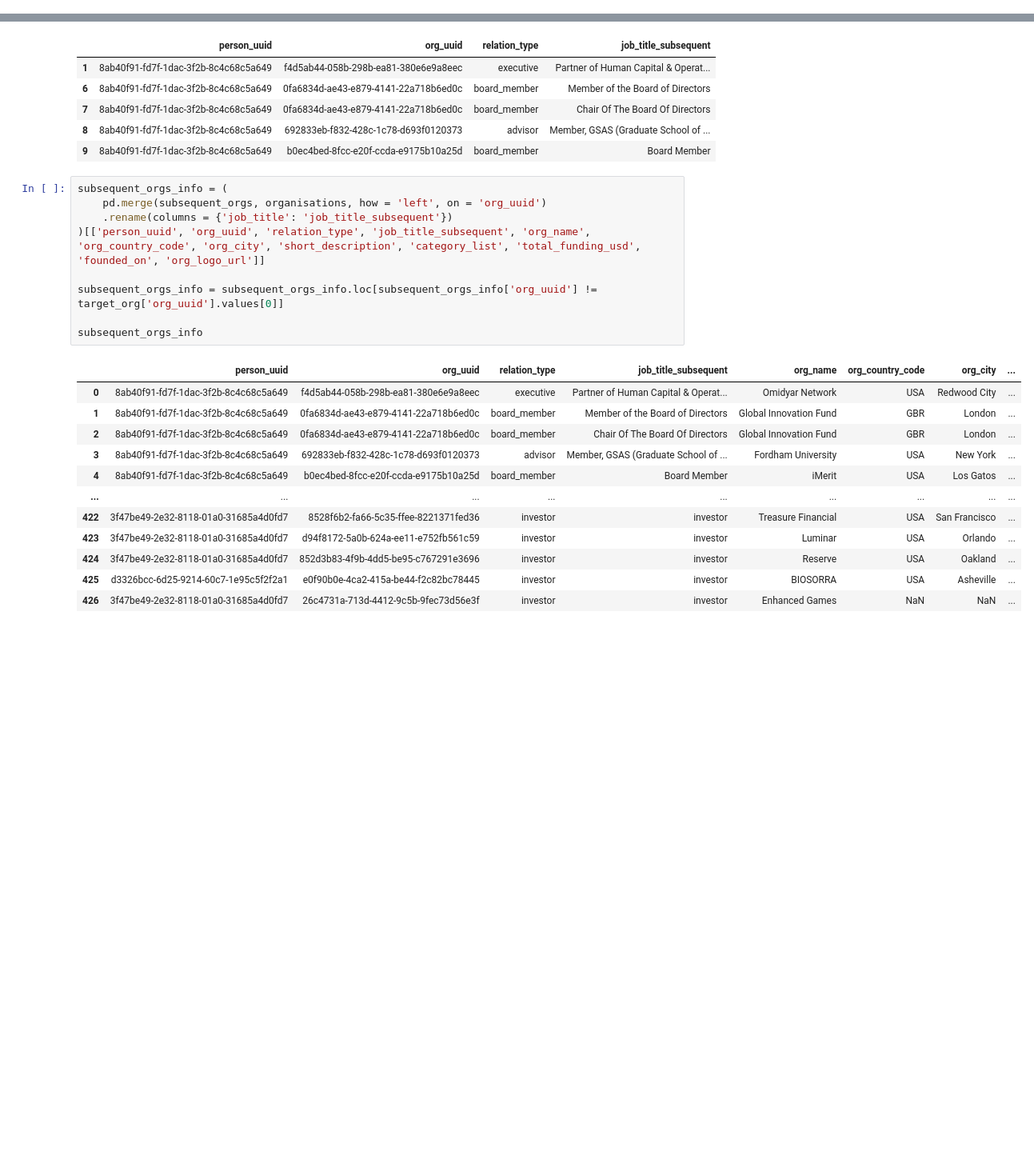
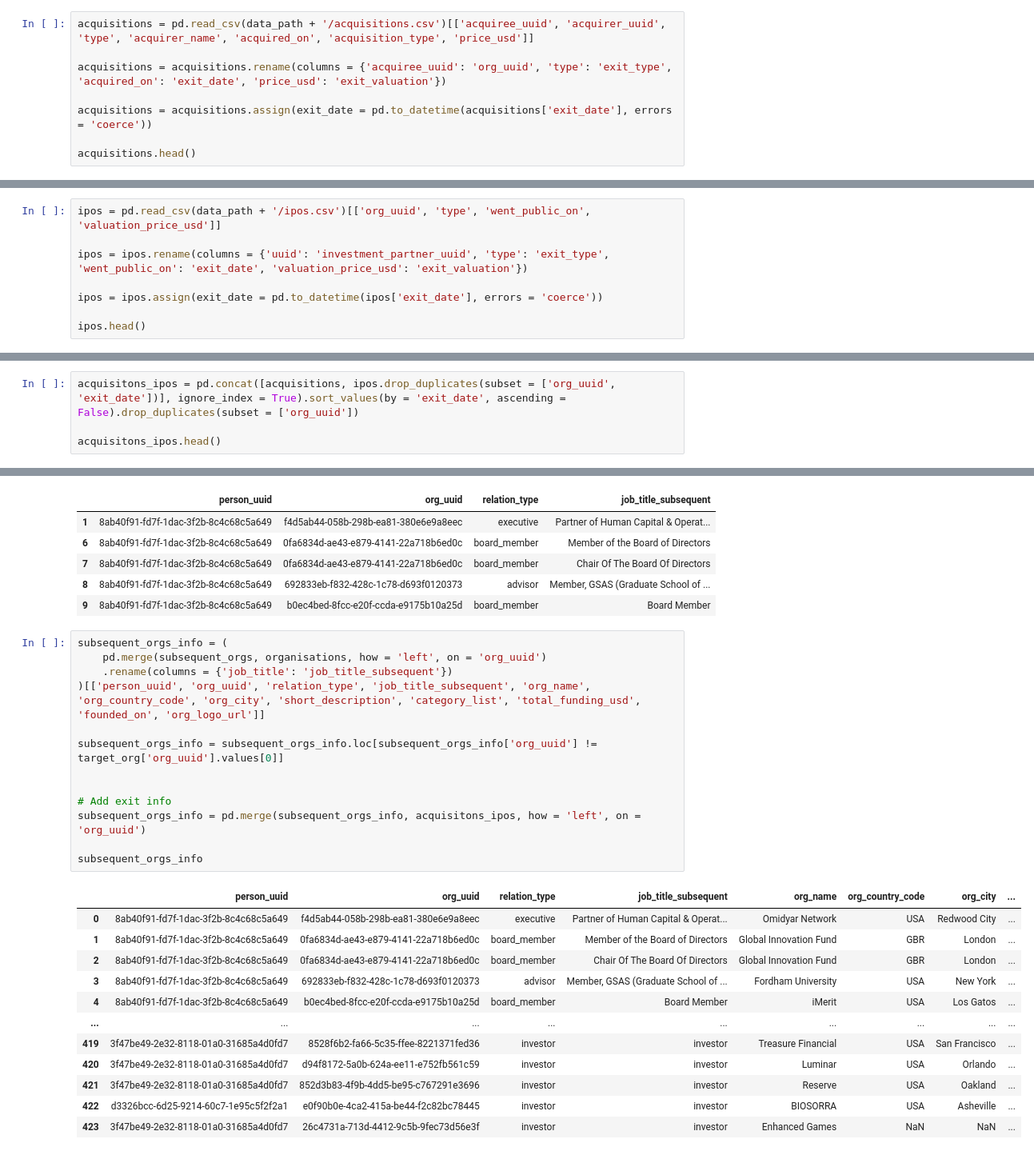
Before and after one commit to johanhaha/VentureMafia-Backend, a Jupyter notebook: data_analysis/VentureMafia.ipynb, the cells around one changed output, grey strips where cells are left out. Shown at 80% size. Cells and saved outputs as stored; diff of their text form; blank space fills up the shorter version.

Commit message:
Added IPO info to siddebar + changed structure on primary node info

```diff
--- a/data_analysis/VentureMafia.ipynb
+++ b/data_analysis/VentureMafia.ipynb
@@ -109,3 +109,11 @@ investment_partners.head()
 | 2 | 6556ab92-6465-25aa-1ffc-7f8b4b09a476 | 6fae3958-a001-27c0-fb7e-666266aedd78 | 478e7efd-bec4-b9f5-304b-cffedc1fc012 |
 | 3 | 0216e06a-61f8-9cf1-19ba-20811229c53e | 6fae3958-a001-27c0-fb7e-666266aedd78 | 0f9f3c05-cb79-f58f-6cc5-98ddc8382d4f |
 | 4 | dadd7d86-520d-5e35-3033-fc1d8792ab91 | bcd5a63d-ed99-6963-0dd2-e36f6582f846 | ea9f4980-600c-84f4-a5d6-b4f8c2f787fb |
+# %%
+acquisitions = pd.read_csv(data_path + '/acquisitions.csv')[['acquiree_uuid', 'acquirer_uuid', 'type', 'acquirer_name', 'acquired_on', 'acquisition_type', 'price_usd']]
+
+acquisitions = acquisitions.rename(columns = {'acquiree_uuid': 'org_uuid', 'type': 'exit_type', 'acquired_on': 'exit_date', 'price_usd': 'exit_valuation'})
+
+acquisitions = acquisitions.assign(exit_date = pd.to_datetime(acquisitions['exit_date'], errors = 'coerce'))
+
+acquisitions.head()
@@ -111,0 +127,8 @@ investment_partners.head()
+# %%
+ipos = pd.read_csv(data_path + '/ipos.csv')[['org_uuid', 'type', 'went_public_on', 'valuation_price_usd']]
+
+ipos = ipos.rename(columns = {'uuid': 'investment_partner_uuid', 'type': 'exit_type', 'went_public_on': 'exit_date', 'valuation_price_usd': 'exit_valuation'})
+
+ipos = ipos.assign(exit_date = pd.to_datetime(ipos['exit_date'], errors = 'coerce'))
+
+ipos.head()
@@ -111,0 +142,4 @@ investment_partners.head()
+# %%
+acquisitons_ipos = pd.concat([acquisitions, ipos.drop_duplicates(subset = ['org_uuid', 'exit_date'])], ignore_index = True).sort_values(by = 'exit_date', ascending = False).drop_duplicates(subset = ['org_uuid'])
+
+acquisitons_ipos.head()
@@ -316,22 +357,26 @@ subsequent_orgs.head()
 # %%
 subsequent_orgs_info = (
     pd.merge(subsequent_orgs, organisations, how = 'left', on = 'org_uuid')
     .rename(columns = {'job_title': 'job_title_subsequent'})
 )[['person_uuid', 'org_uuid', 'relation_type', 'job_title_subsequent', 'org_name', 'org_country_code', 'org_city', 'short_description', 'category_list', 'total_funding_usd', 'founded_on', 'org_logo_url']]
 
 subsequent_orgs_info = subsequent_orgs_info.loc[subsequent_orgs_info['org_uuid'] != target_org['org_uuid'].values[0]]
 
+
+# Add exit info
+subsequent_orgs_info = pd.merge(subsequent_orgs_info, acquisitons_ipos, how = 'left', on = 'org_uuid')
+
 subsequent_orgs_info
 # %% [output]
 |  | person_uuid | org_uuid | relation_type | job_title_subsequent | org_name | org_country_code | org_city | ... |
 | 0 | 8ab40f91-fd7f-1dac-3f2b-8c4c68c5a649 | f4d5ab44-058b-298b-ea81-380e6e9a8eec | executive | Partner of Human Capital & Operat... | Omidyar Network | USA | Redwood City | ... |
 | 1 | 8ab40f91-fd7f-1dac-3f2b-8c4c68c5a649 | 0fa6834d-ae43-e879-4141-22a718b6ed0c | board_member | Member of the Board of Directors | Global Innovation Fund | GBR | London | ... |
 | 2 | 8ab40f91-fd7f-1dac-3f2b-8c4c68c5a649 | 0fa6834d-ae43-e879-4141-22a718b6ed0c | board_member | Chair Of The Board Of Directors | Global Innovation Fund | GBR | London | ... |
 | 3 | 8ab40f91-fd7f-1dac-3f2b-8c4c68c5a649 | 692833eb-f832-428c-1c78-d693f0120373 | advisor | Member, GSAS (Graduate School of ... | Fordham University | USA | New York | ... |
 | 4 | 8ab40f91-fd7f-1dac-3f2b-8c4c68c5a649 | b0ec4bed-8fcc-e20f-ccda-e9175b10a25d | board_member | Board Member | iMerit | USA | Los Gatos | ... |
 | ... | ... | ... | ... | ... | ... | ... | ... | ... |
-| 422 | 3f47be49-2e32-8118-01a0-31685a4d0fd7 | 8528f6b2-fa66-5c35-ffee-8221371fed36 | investor | investor | Treasure Financial | USA | San Francisco | ... |
-| 423 | 3f47be49-2e32-8118-01a0-31685a4d0fd7 | d94f8172-5a0b-624a-ee11-e752fb561c59 | investor | investor | Luminar | USA | Orlando | ... |
-| 424 | 3f47be49-2e32-8118-01a0-31685a4d0fd7 | 852d3b83-4f9b-4dd5-be95-c767291e3696 | investor | investor | Reserve | USA | Oakland | ... |
-| 425 | d3326bcc-6d25-9214-60c7-1e95c5f2f2a1 | e0f90b0e-4ca2-415a-be44-f2c82bc78445 | investor | investor | BIOSORRA | USA | Asheville | ... |
-| 426 | 3f47be49-2e32-8118-01a0-31685a4d0fd7 | 26c4731a-713d-4412-9c5b-9fec73d56e3f | investor | investor | Enhanced Games | NaN | NaN | ... |
+| 419 | 3f47be49-2e32-8118-01a0-31685a4d0fd7 | 8528f6b2-fa66-5c35-ffee-8221371fed36 | investor | investor | Treasure Financial | USA | San Francisco | ... |
+| 420 | 3f47be49-2e32-8118-01a0-31685a4d0fd7 | d94f8172-5a0b-624a-ee11-e752fb561c59 | investor | investor | Luminar | USA | Orlando | ... |
+| 421 | 3f47be49-2e32-8118-01a0-31685a4d0fd7 | 852d3b83-4f9b-4dd5-be95-c767291e3696 | investor | investor | Reserve | USA | Oakland | ... |
+| 422 | d3326bcc-6d25-9214-60c7-1e95c5f2f2a1 | e0f90b0e-4ca2-415a-be44-f2c82bc78445 | investor | investor | BIOSORRA | USA | Asheville | ... |
+| 423 | 3f47be49-2e32-8118-01a0-31685a4d0fd7 | 26c4731a-713d-4412-9c5b-9fec73d56e3f | investor | investor | Enhanced Games | NaN | NaN | ... |
```
Also changed, not shown: parts of 8 cells of this notebook, 1 other file.
